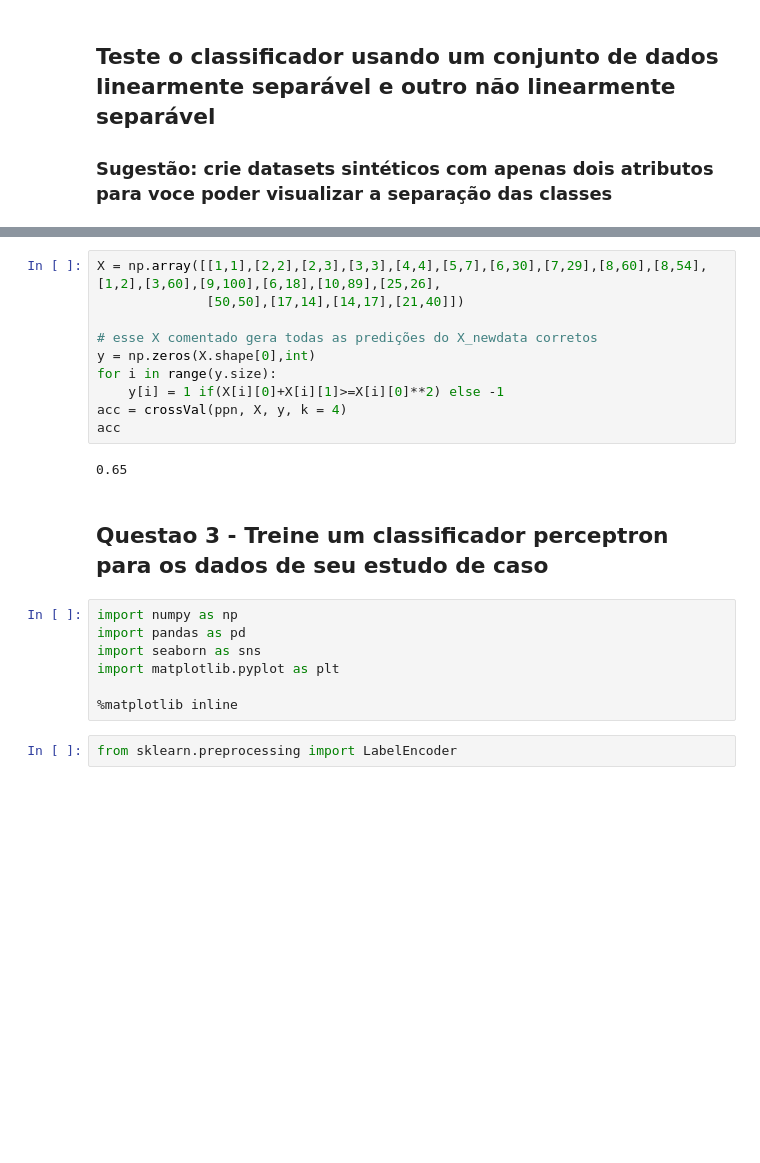
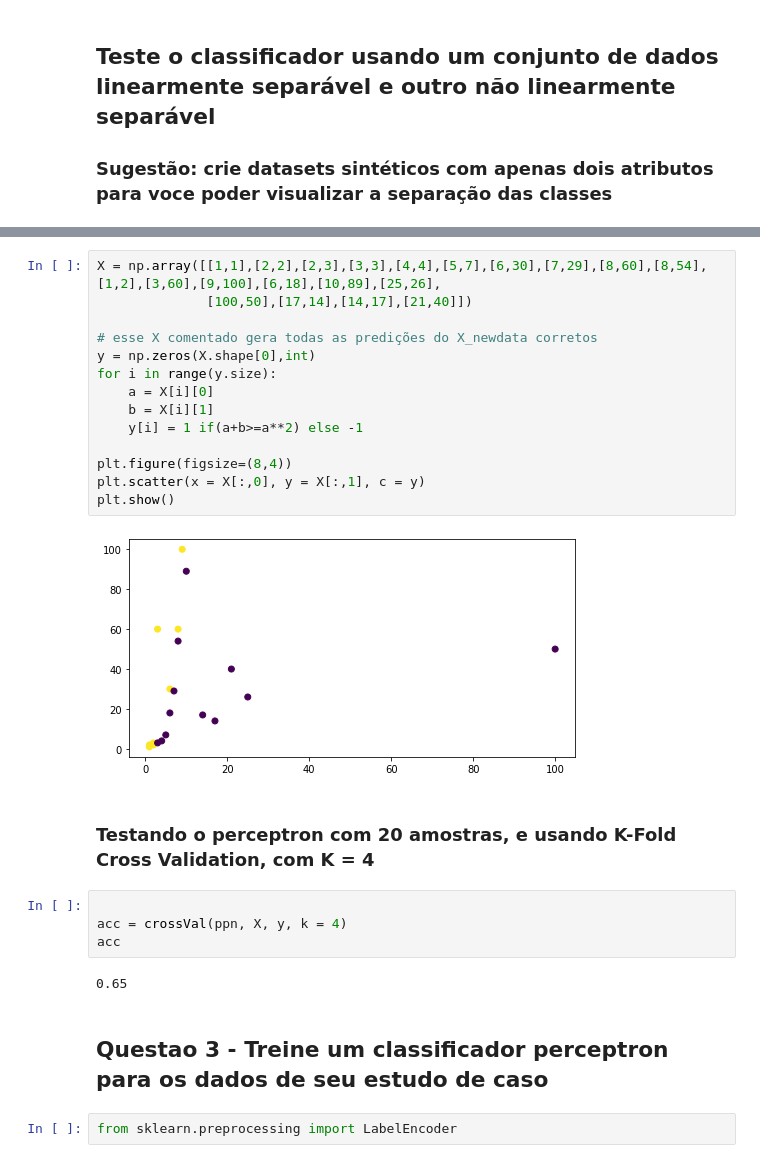
Before and after one commit to Natan10/mineracao-dados-ufc, a Jupyter notebook: trabalho 2/Trabalho 2 - Implementacao Perceptron.ipynb, the cells around one changed output, grey strips where cells are left out. Drawn from its saved outputs; the diff is of its cells as text; blank space fills up the shorter version.

```diff
--- a/trabalho 2/Trabalho 2 - Implementacao Perceptron.ipynb
+++ b/trabalho 2/Trabalho 2 - Implementacao Perceptron.ipynb
@@ -198,24 +208,29 @@ acc
 ## y = 1 se a+b>=$a^2$, se não y = -1
 # %%
 X = np.array([[1,1],[2,2],[2,3],[3,3],[4,4],[5,7],[6,30],[7,29],[8,60],[8,54],[1,2],[3,60],[9,100],[6,18],[10,89],[25,26],
-              [50,50],[17,14],[14,17],[21,40]])
+              [100,50],[17,14],[14,17],[21,40]])
 
 # esse X comentado gera todas as predições do X_newdata corretos
 y = np.zeros(X.shape[0],int)
 for i in range(y.size):
-    y[i] = 1 if(X[i][0]+X[i][1]>=X[i][0]**2) else -1
-acc = crossVal(ppn, X, y, k = 4)
-acc
+    a = X[i][0]
+    b = X[i][1]
+    y[i] = 1 if(a+b>=a**2) else -1
+
+plt.figure(figsize=(8,4))
+plt.scatter(x = X[:,0], y = X[:,1], c = y)
+plt.show()
 # %% [output]
-0.65
+[figure, added]
+# %% [markdown]
+### Testando o perceptron com 20 amostras, e usando K-Fold Cross Validation, com K = 4
+# %%
+
+acc = crossVal(ppn, X, y, k = 4)
+acc
+# %% [output]
+0.65
 # %% [markdown]
 ## Questao 3 - Treine um classificador perceptron para os dados de seu estudo de caso
-# %%
-import numpy as np
-import pandas as pd
-import seaborn as sns
-import matplotlib.pyplot as plt
-
-%matplotlib inline
 # %%
 from sklearn.preprocessing import LabelEncoder
```
Also changed, not shown: parts of 15 cells of this notebook, 1 other file.
